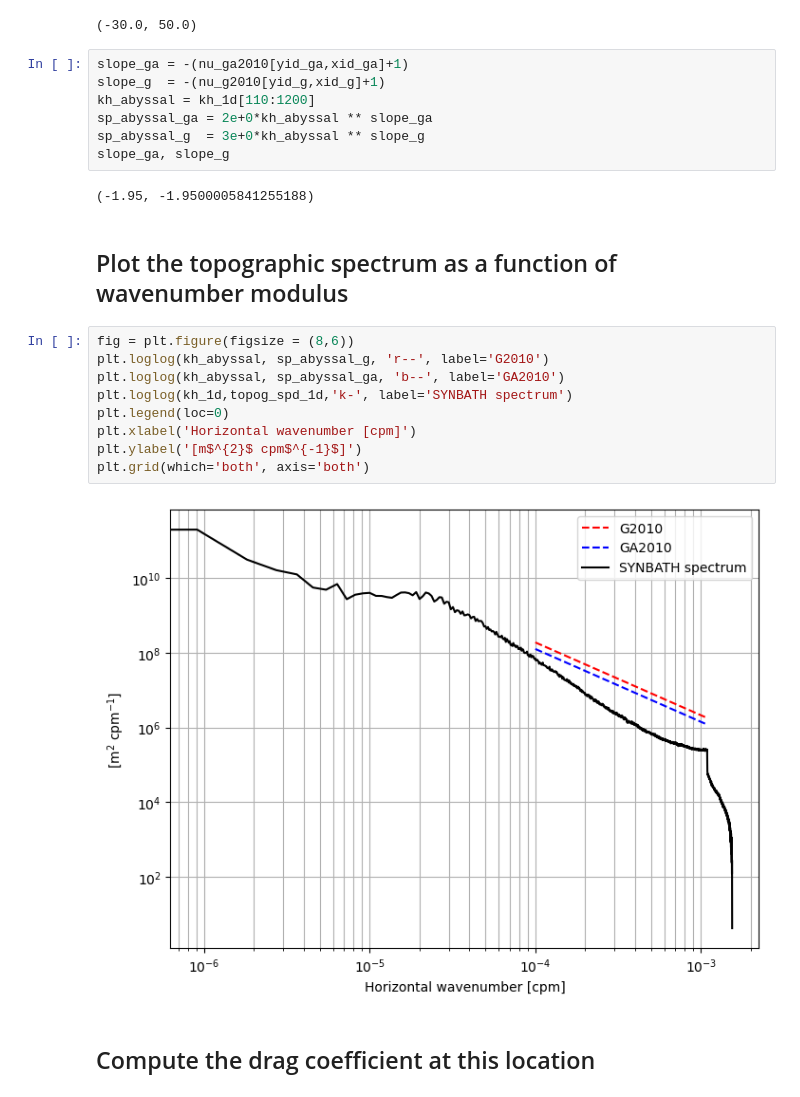
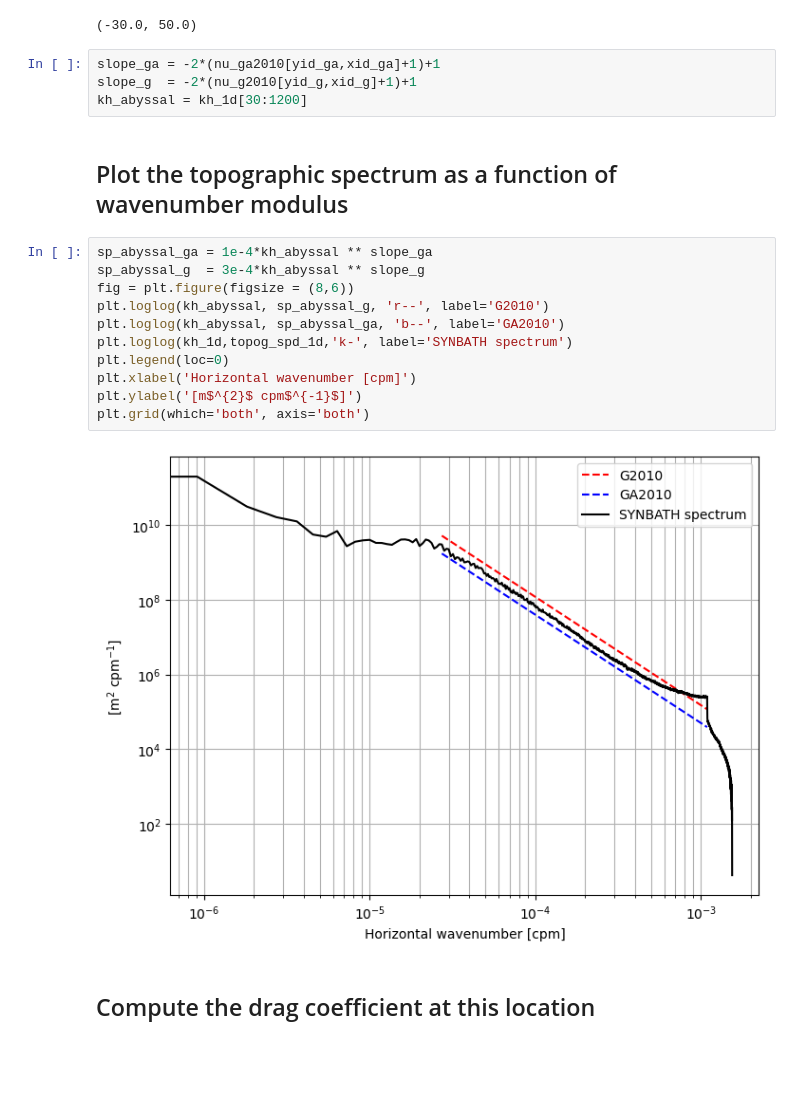
Before and after one commit to luweiyang/MOM6_global_tide_only, a Jupyter notebook: input/Topog_spec.ipynb, the cells around one changed output. Drawn from its saved outputs; the diff is of its cells as text; blank space fills up the shorter version.

Commit message:
Both drag coeff calculation and 1D slope comparison are corrected!

```diff
--- a/input/Topog_spec.ipynb
+++ b/input/Topog_spec.ipynb
@@ -206,27 +206,24 @@ lon_g2010[xid_g], lat_g2010[yid_g]
 # %% [output]
 (-30.0, 50.0)
 # %%
-slope_ga = -(nu_ga2010[yid_ga,xid_ga]+1)
-slope_g  = -(nu_g2010[yid_g,xid_g]+1)
-kh_abyssal = kh_1d[110:1200]
-sp_abyssal_ga = 2e+0*kh_abyssal ** slope_ga
-sp_abyssal_g  = 3e+0*kh_abyssal ** slope_g
-slope_ga, slope_g
+slope_ga = -2*(nu_ga2010[yid_ga,xid_ga]+1)+1
+slope_g  = -2*(nu_g2010[yid_g,xid_g]+1)+1
+kh_abyssal = kh_1d[30:1200]
-# %% [output]
-(-1.95, -1.9500005841255188)
 # %% [markdown]
 ## Plot the topographic spectrum as a function of wavenumber modulus
 # %%
+sp_abyssal_ga = 1e-4*kh_abyssal ** slope_ga
+sp_abyssal_g  = 3e-4*kh_abyssal ** slope_g
 fig = plt.figure(figsize = (8,6))
 plt.loglog(kh_abyssal, sp_abyssal_g, 'r--', label='G2010')
 plt.loglog(kh_abyssal, sp_abyssal_ga, 'b--', label='GA2010')
 plt.loglog(kh_1d,topog_spd_1d,'k-', label='SYNBATH spectrum')
 plt.legend(loc=0)
 plt.xlabel('Horizontal wavenumber [cpm]')
 plt.ylabel('[m$^{2}$ cpm$^{-1}$]')
 plt.grid(which='both', axis='both')
 # %% [output]
-[figure, old version]
+[figure, new version]
 # %% [markdown]
 ## Compute the drag coefficient at this location
 # %% [markdown]
```
